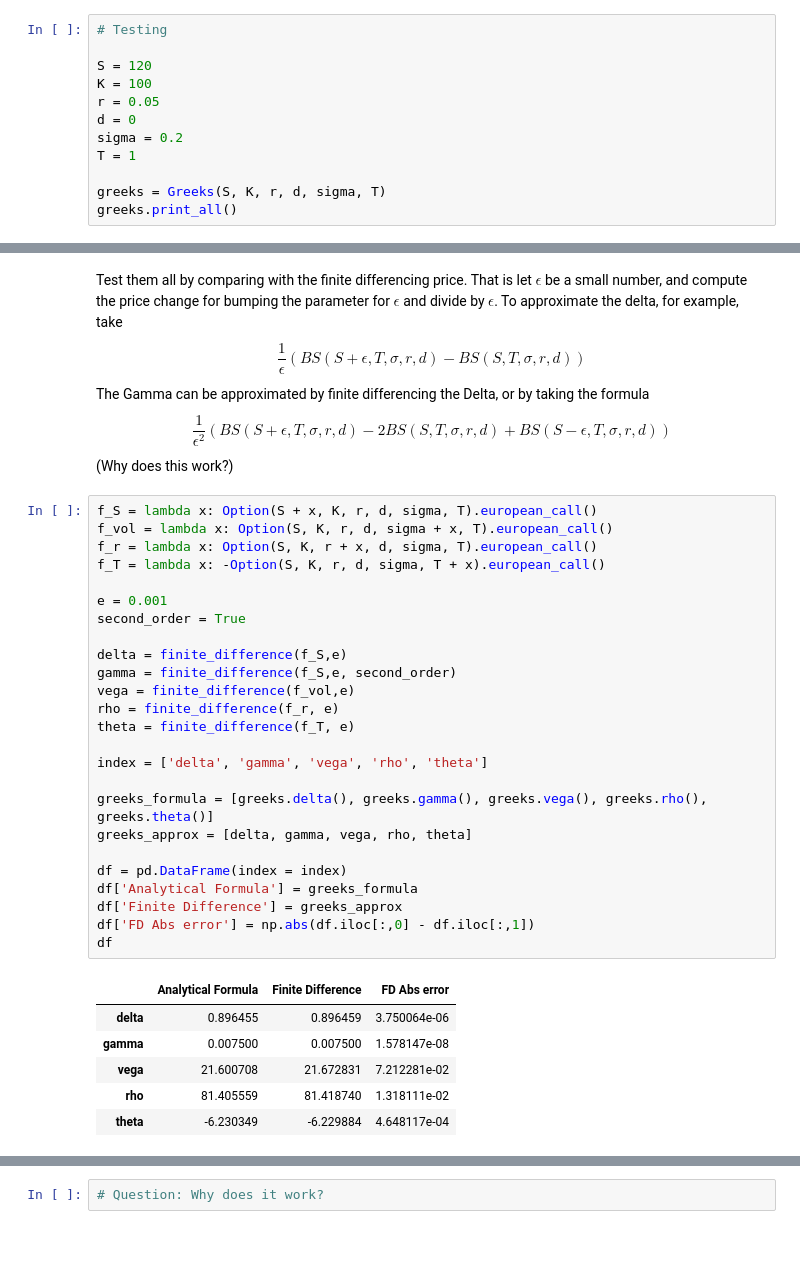
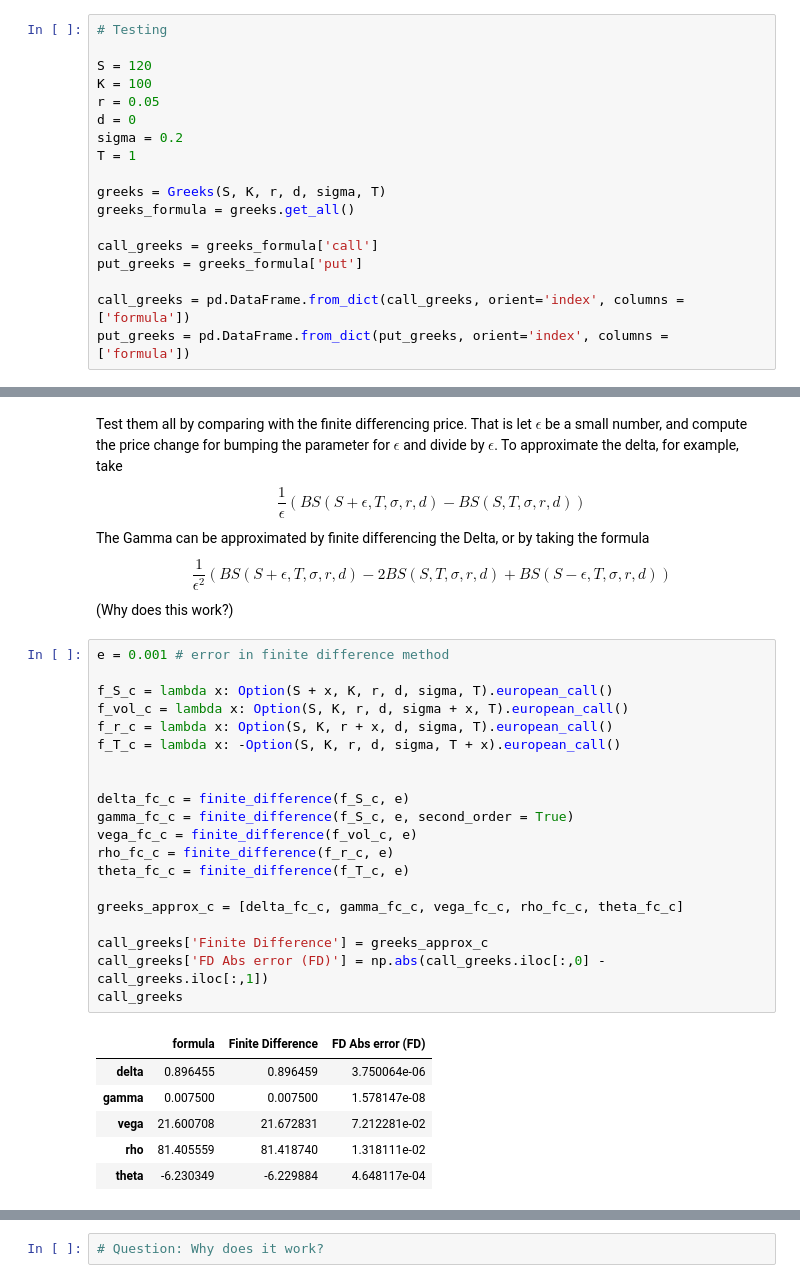
Before and after one commit to hongwai1920/Implement-Option-Pricing-Model-using-Python, a Jupyter notebook: 2. Vanilla Greeks using finite difference, pathwise derivative estimate and likelihood ratio methods.ipynb, the cells around one changed output, grey strips where cells are left out. Drawn from its saved outputs; the diff is of its cells as text; blank space fills up the shorter version.

```diff
--- a/2. Vanilla Greeks using finite difference, pathwise derivative estimate and likelihood ratio methods.ipynb
+++ b/2. Vanilla Greeks using finite difference, pathwise derivative estimate and likelihood ratio methods.ipynb
@@ -87,4 +86,10 @@ sigma = 0.2
 T = 1
 
 greeks = Greeks(S, K, r, d, sigma, T)
-greeks.print_all()
+greeks_formula = greeks.get_all()
+
+call_greeks = greeks_formula['call']
+put_greeks = greeks_formula['put']
+
+call_greeks = pd.DataFrame.from_dict(call_greeks, orient='index', columns = ['formula'])
+put_greeks = pd.DataFrame.from_dict(put_greeks, orient='index', columns = ['formula'])
@@ -106,32 +123,27 @@ The Gamma can be approximated by finite differencing the Delta, or by taking the
 $$\frac{1}{\epsilon^2} \left( BS(S + \epsilon, T, \sigma, r, d) - 2BS(S, T, \sigma, r, d) + BS(S - \epsilon, T, \sigma, r, d) \right)$$
 (Why does this work?)
 # %%
-f_S = lambda x: Option(S + x, K, r, d, sigma, T).european_call()
-f_vol = lambda x: Option(S, K, r, d, sigma + x, T).european_call()
-f_r = lambda x: Option(S, K, r + x, d, sigma, T).european_call()
-f_T = lambda x: -Option(S, K, r, d, sigma, T + x).european_call()
+e = 0.001 # error in finite difference method
 
-e = 0.001
-second_order = True
+f_S_c = lambda x: Option(S + x, K, r, d, sigma, T).european_call()
+f_vol_c = lambda x: Option(S, K, r, d, sigma + x, T).european_call()
+f_r_c = lambda x: Option(S, K, r + x, d, sigma, T).european_call()
+f_T_c = lambda x: -Option(S, K, r, d, sigma, T + x).european_call()
 
-delta = finite_difference(f_S,e)
-gamma = finite_difference(f_S,e, second_order)
-vega = finite_difference(f_vol,e)
-rho = finite_difference(f_r, e)
-theta = finite_difference(f_T, e)
 
-index = ['delta', 'gamma', 'vega', 'rho', 'theta']
+delta_fc_c = finite_difference(f_S_c, e)
+gamma_fc_c = finite_difference(f_S_c, e, second_order = True)
+vega_fc_c = finite_difference(f_vol_c, e)
+rho_fc_c = finite_difference(f_r_c, e)
+theta_fc_c = finite_difference(f_T_c, e)
 
-greeks_formula = [greeks.delta(), greeks.gamma(), greeks.vega(), greeks.rho(), greeks.theta()]
-greeks_approx = [delta, gamma, vega, rho, theta]
+greeks_approx_c = [delta_fc_c, gamma_fc_c, vega_fc_c, rho_fc_c, theta_fc_c]
 
-df = pd.DataFrame(index = index)
-df['Analytical Formula'] = greeks_formula
-df['Finite Difference'] = greeks_approx
-df['FD Abs error'] = np.abs(df.iloc[:,0] - df.iloc[:,1])
-df
+call_greeks['Finite Difference'] = greeks_approx_c
+call_greeks['FD Abs error (FD)'] = np.abs(call_greeks.iloc[:,0] - call_greeks.iloc[:,1])
+call_greeks
 # %% [output]
-|  | Analytical Formula | Finite Difference | FD Abs error |
+|  | formula | Finite Difference | FD Abs error (FD) |
 | delta | 0.896455 | 0.896459 | 3.750064e-06 |
 | gamma | 0.007500 | 0.007500 | 1.578147e-08 |
 | vega | 21.600708 | 21.672831 | 7.212281e-02 |
```
Also changed, not shown: parts of 28 cells of this notebook.
